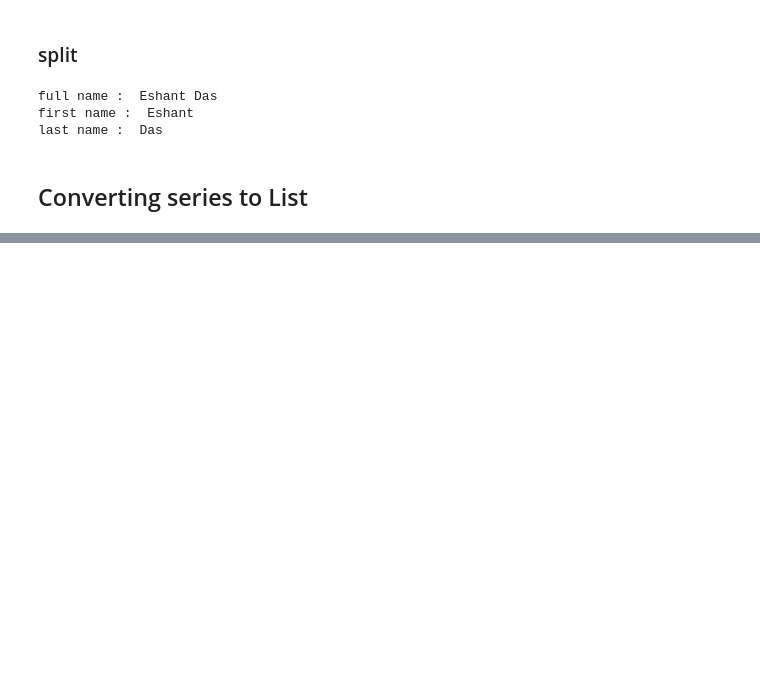
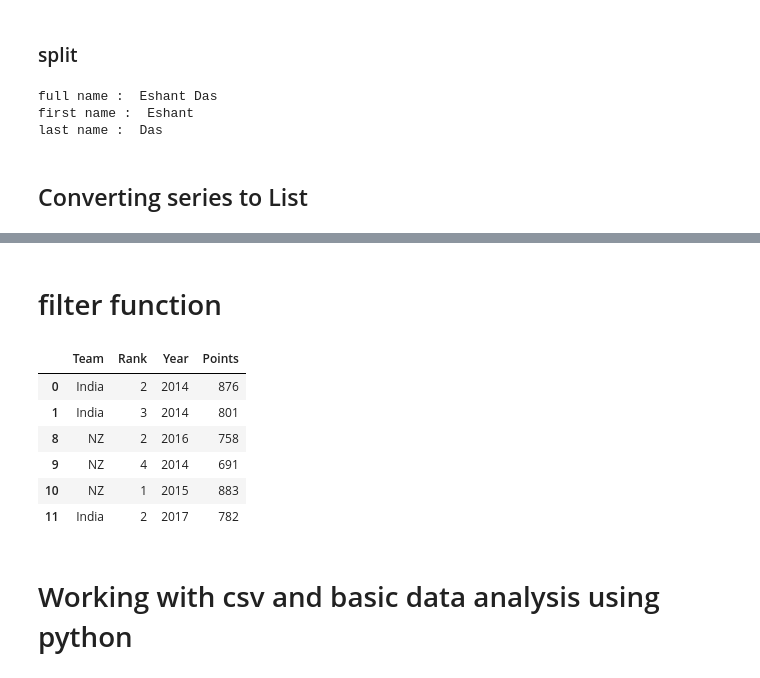
Before and after one commit to Rohit734/pandas, a Jupyter notebook: pandas.ipynb, the cells around one changed output, grey strips where cells are left out. Saved outputs shown, nothing was run; the diff lists cells and outputs as text; code cells hidden in the pictures; blank space fills up the shorter version.

```diff
--- a/pandas.ipynb
+++ b/pandas.ipynb
@@ -260,0 +959,14 @@ last name :  Das
+# %% [markdown]
+# filter function
+# %%
+df.groupby("Team").filter(lambda x: len(x) == 3)
+# %% [output]
+|  | Team | Rank | Year | Points |
+| 0 | India | 2 | 2014 | 876 |
+| 1 | India | 3 | 2014 | 801 |
+| 8 | NZ | 2 | 2016 | 758 |
+| 9 | NZ | 4 | 2014 | 691 |
+| 10 | NZ | 1 | 2015 | 883 |
+| 11 | India | 2 | 2017 | 782 |
+# %% [markdown]
+# Working with csv and basic data analysis using python
```
Also changed, not shown: parts of 90 cells of this notebook.
